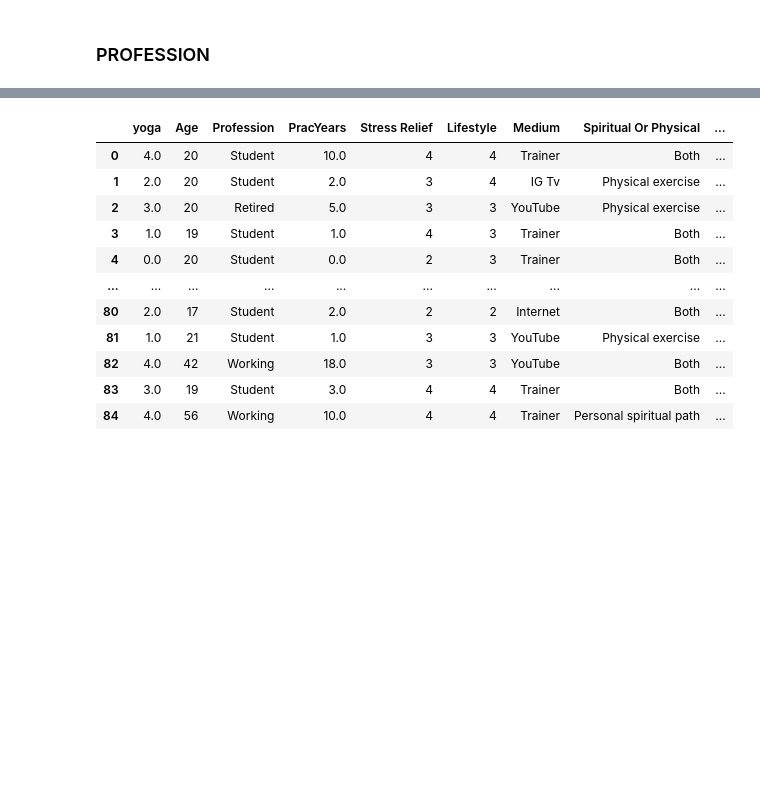
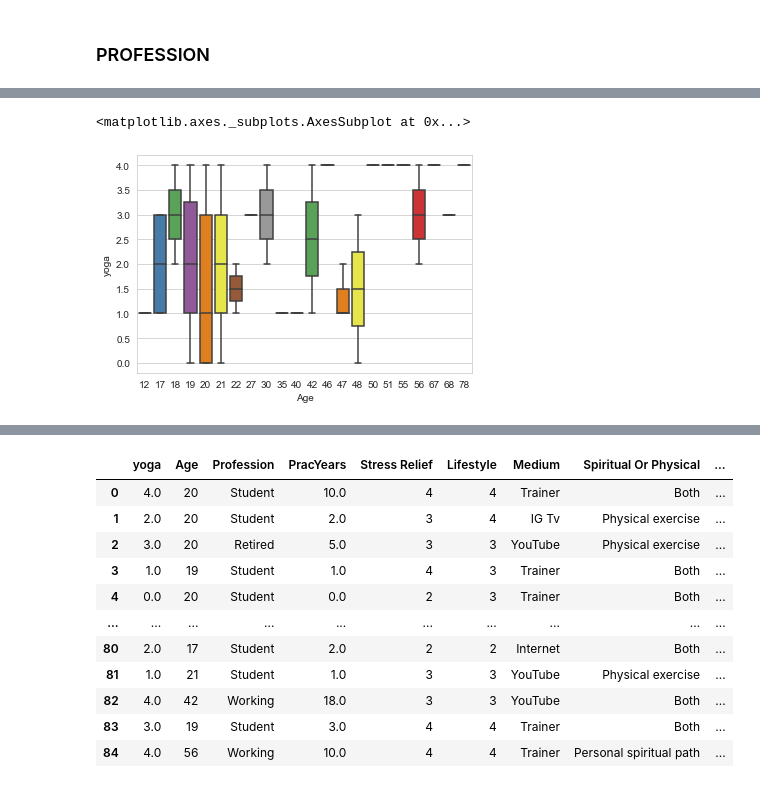
Before and after one commit to AayushVyasKIIT/Data-Analysis---Effects-of-yoga, a Jupyter notebook: DA Assignment.ipynb, the cells around one changed output, grey strips where cells are left out. Saved outputs shown, nothing was run; the diff lists cells and outputs as text; code cells hidden in the pictures; blank space fills up the shorter version.

```diff
--- a/DA Assignment.ipynb
+++ b/DA Assignment.ipynb
@@ -173,0 +233,9 @@ def Correlation(df1,df2): #args-- two coloumns of the data frame
+# %%
+#people of more age tend to do more yoga than people with less age:
+#yoga vs age
+#dependent variable - yoga - categorical variable
+#independent variable - age - quantitative variable
+sb.boxplot(data["Age"],data["yoga"],palette="Set1")
+# %% [output]
+<matplotlib.axes._subplots.AxesSubplot at 0x...>
+[figure, added]
```
Also changed, not shown: parts of 27 cells of this notebook, 2 other files.
